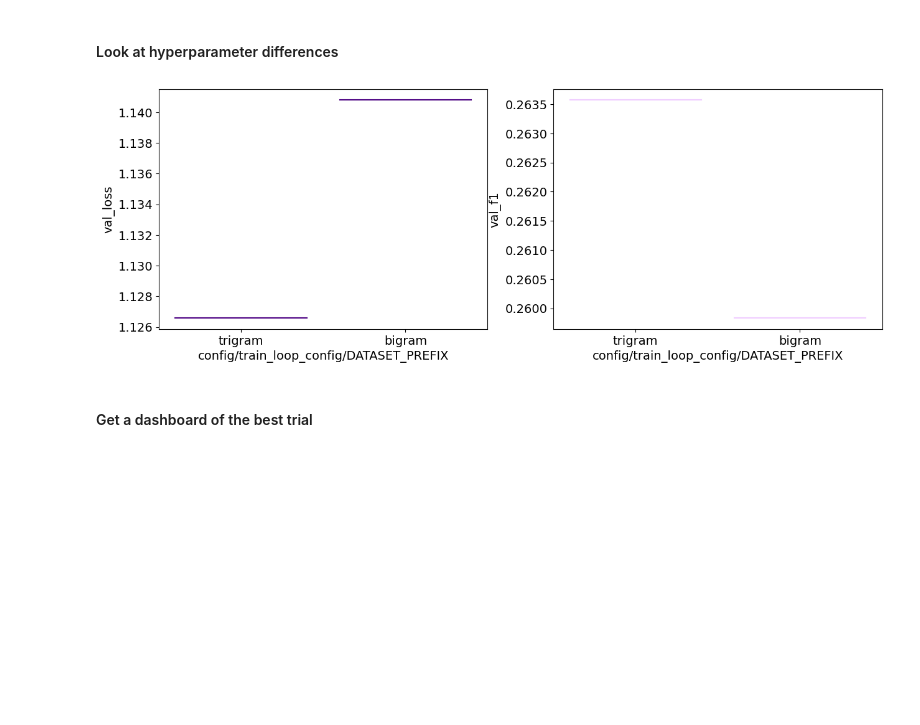
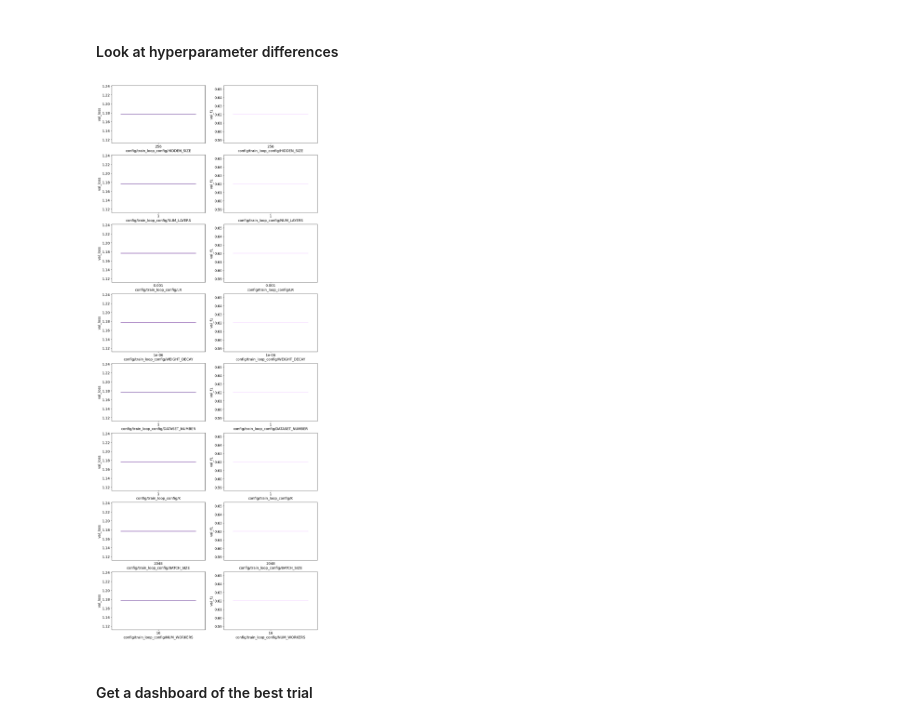
Before and after one commit to Eclipter/dl-peak-calling, a Jupyter notebook: scripts/script.ipynb, the cells around one changed output. Saved outputs shown, nothing was run; the diff lists cells and outputs as text; code cells hidden in the pictures; blank space fills up the shorter version.

```diff
--- a/scripts/script.ipynb
+++ b/scripts/script.ipynb
@@ -169,7 +176,11 @@ for i in range(3):
     threshold = 7
     all_ticks = list(current_ticks) + [threshold]
     ax[i].set_xticks(all_ticks)
-    ax[i].set_xticklabels([str(int(tick)) if tick != new_tick else str(threshold) for tick in all_ticks])
+    ax[i].set_xticklabels([str(tick) for tick in all_ticks])
+    for label in ax[i].get_xticklabels():
+        if label.get_text() == str(threshold):
+            label.set_fontproperties(FontProperties(weight='bold', size=16))
+            label.set_y(-0.05)
 
     # Add a threshold line
     ax[i].axvline(
@@ -599,7 +638,7 @@ cache_templates(3)
 %%writefile config.py
 from ray.tune import grid_search
 
-RUN_NAME = 'final_search'
+RUN_NAME = 'test'
 
 config = {
     # Model hyperparameters
@@ -610,7 +649,7 @@ config = {
 
     # Dataset hyperparameters
     'DATASET_NUMBER': 1,
-    'DATASET_PREFIX': grid_search(['bigram', 'trigram']),
+    'K': 3,
     'BATCH_SIZE': 2048,
     'NUM_WORKERS': 16,
 }
@@ -868,48 +913,30 @@ results = analysis.results_df
 # %%
 columns = list(results.columns[results.columns.get_loc('experiment_tag') + 1:])
-columns = list(filter(lambda x: len(results.dropna()[x].unique()) > 1, columns))
+
 num_plots = len(columns)
 fig, axes = plt.subplots(nrows=num_plots, ncols=2, figsize=(15, 5 * num_plots))
 
 for i, column in enumerate(columns):
-    if num_plots > 1:
-        sns.violinplot(
-            data=results,
-            x=column,
-            y='val_loss',
-            fill=False,
-            color=INDIGO,
-            ax=axes[i, 0]
-        )
-        sns.violinplot(
-            data=results,
-            x=column,
-            y='val_f1',
-            fill=False,
-            color=LAVENDER,
-            ax=axes[i, 1]
-        )
-    else:
-        sns.violinplot(
-            data=results,
-            x=column,
-            y='val_loss',
-            fill=False,
-            color=INDIGO,
-            ax=axes[0]
-        )
-        sns.violinplot(
-            data=results,
-            x=column,
-            y='val_f1',
-            fill=False,
-            color=LAVENDER,
-            ax=axes[1]
-        )
+    sns.violinplot(
+        data=results,
+        x=column,
+        y='val_loss',
+        fill=False,
+        color=INDIGO,
+        ax=axes[i, 0]
+    )
+    sns.violinplot(
+        data=results,
+        x=column,
+        y='val_f1',
+        fill=False,
+        color=LAVENDER,
+        ax=axes[i, 1]
+    )
 
 plt.show()
 # %% [output]
-[figure, old version]
+[figure, new version]
 # %% [markdown]
 #### Get a dashboard of the best trial
 # %%
```
Also changed, not shown: parts of 16 cells of this notebook, 6 other files.
